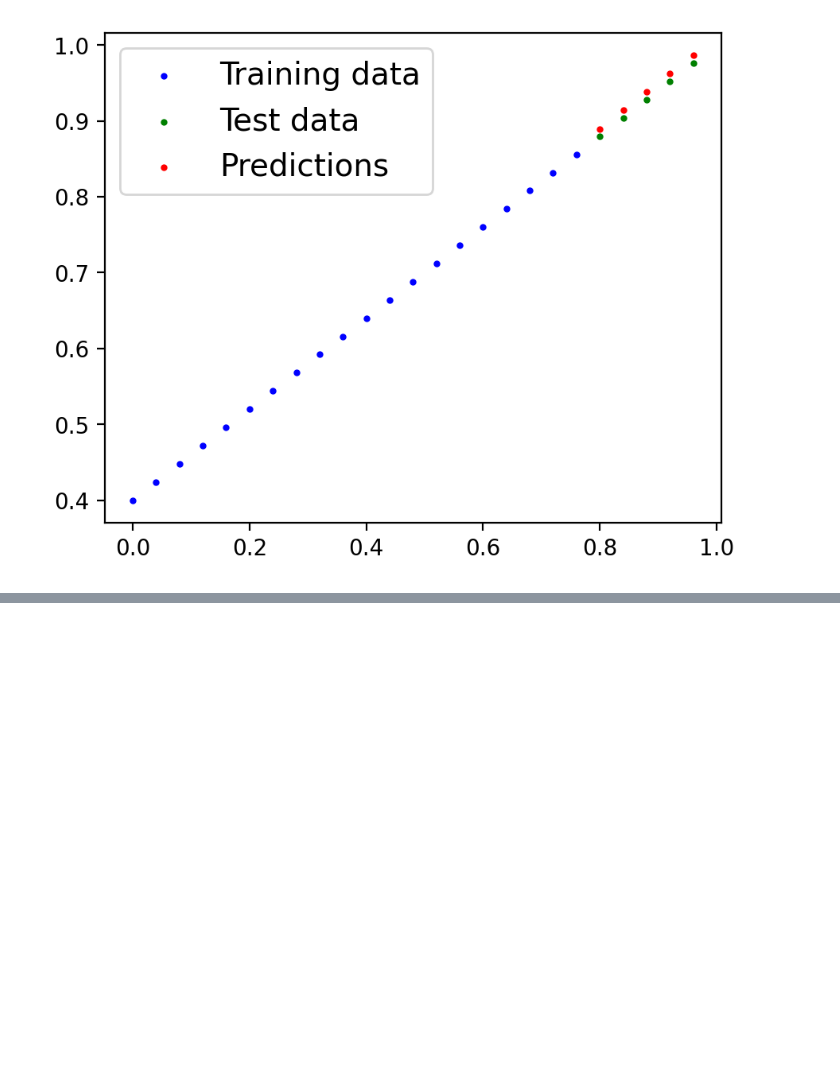
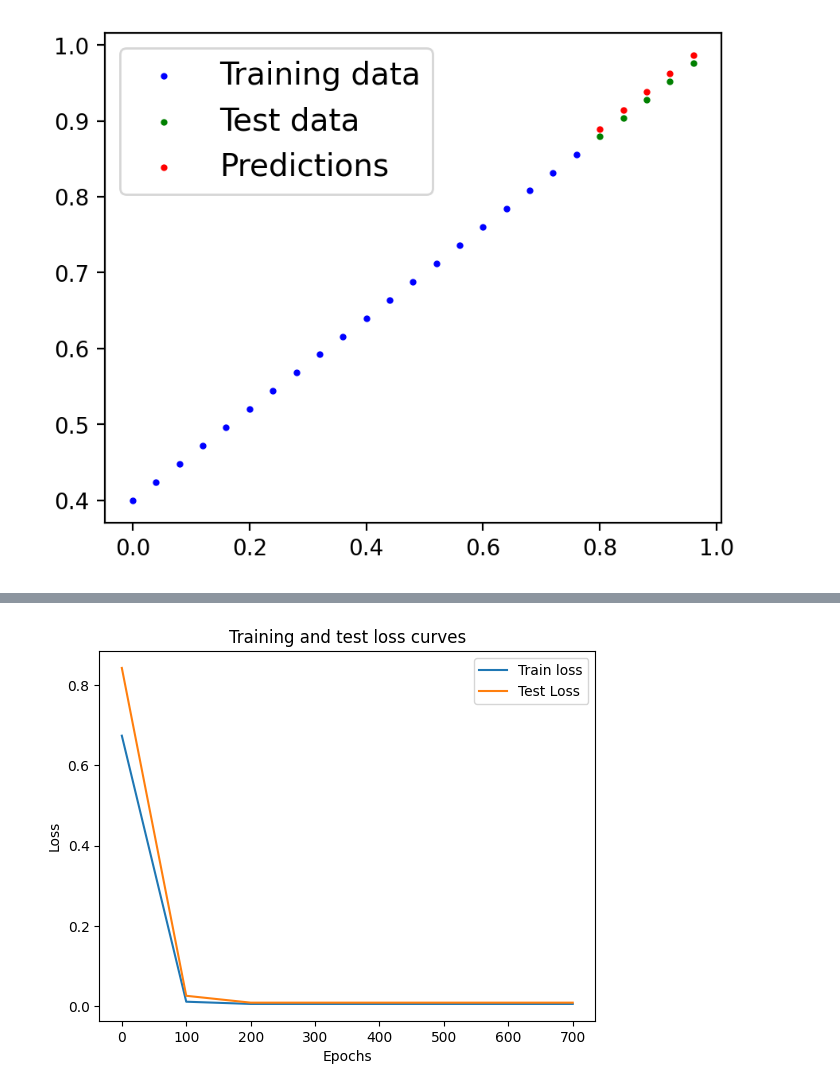
Before and after one commit to Hit07/ML-DL-Torch, a Jupyter notebook: Pytorch_Workflow.ipynb, the cells around one changed output, grey strips where cells are left out. Saved outputs shown, nothing was run; the diff lists cells and outputs as text; code cells hidden in the pictures; blank space fills up the shorter version.

```diff
--- a/Pytorch_Workflow.ipynb
+++ b/Pytorch_Workflow.ipynb
@@ -439,0 +502,39 @@ plot_prediction(train_data=train_X, train_labels=train_y, test_data=test_X, test
+# %%
+loss_fn = nn.L1Loss()
+optimizer = optim.SGD(model.parameters(), lr=0.01)
+
+# Training loop
+epochs = 800
+epoch_list = []
+loss_list = []
+test_loss_list = []
+
+for epoch in range(epochs):
+    model.train()
+    predict = model(train_X)
+    loss = loss_fn(predict, train_y)
+
+    optimizer.zero_grad()
+    loss.backward()
+    optimizer.step()
+
+    model.eval()
+    with torch.inference_mode():
+        test_predict = model(test_X)
+        test_loss = loss_fn(test_predict, test_y)
+
+    if epoch % 100 == 0:
+        epoch_list.append(epoch)
+        loss_list.append(loss.item())
+        test_loss_list.append(test_loss.item())
+        print(f'Epoch {epoch}/{epochs}, Loss: {loss.item()}, Test Loss: {test_loss.item()}')
+
+# Plot loss curves
+plt.plot(epoch_list, loss_list, label="Train loss")
+plt.plot(epoch_list, test_loss_list, label="Test Loss")
+plt.xlabel("Epochs")
+plt.ylabel("Loss")
+plt.title("Training and test loss curves")
+plt.legend()
+plt.show()
+# %% [output]
@@ -439,0 +549 @@ plot_prediction(train_data=train_X, train_labels=train_y, test_data=test_X, test
+[figure, added]
```
Also changed, not shown: parts of 5 cells of this notebook.
